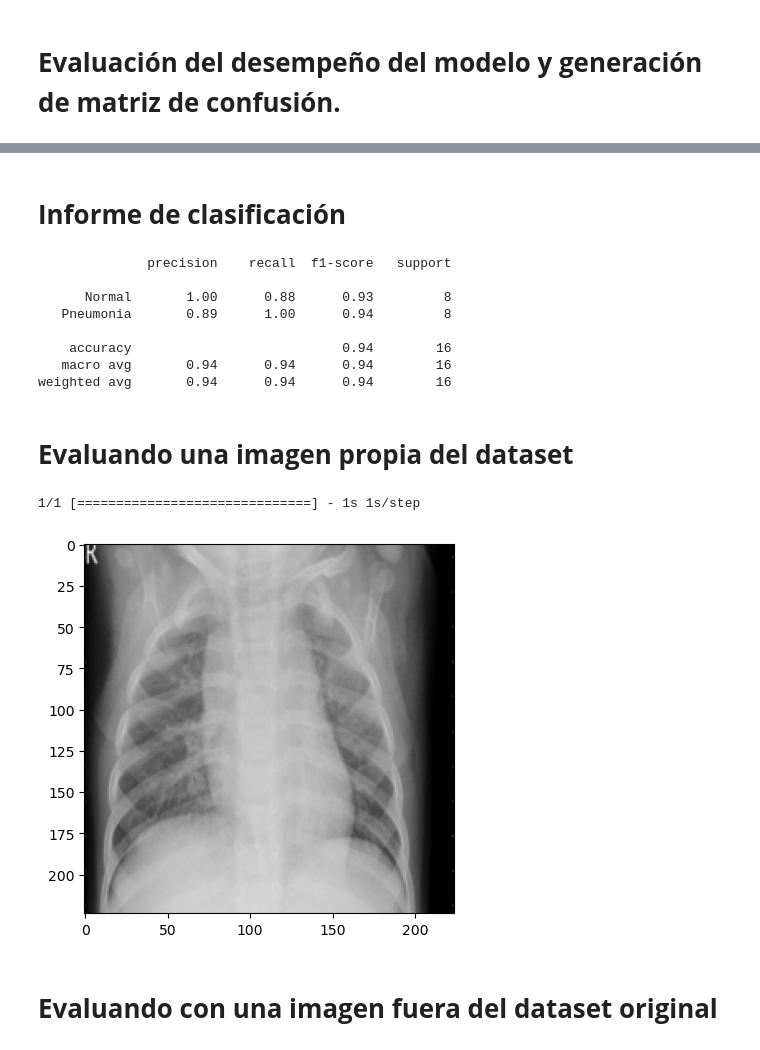
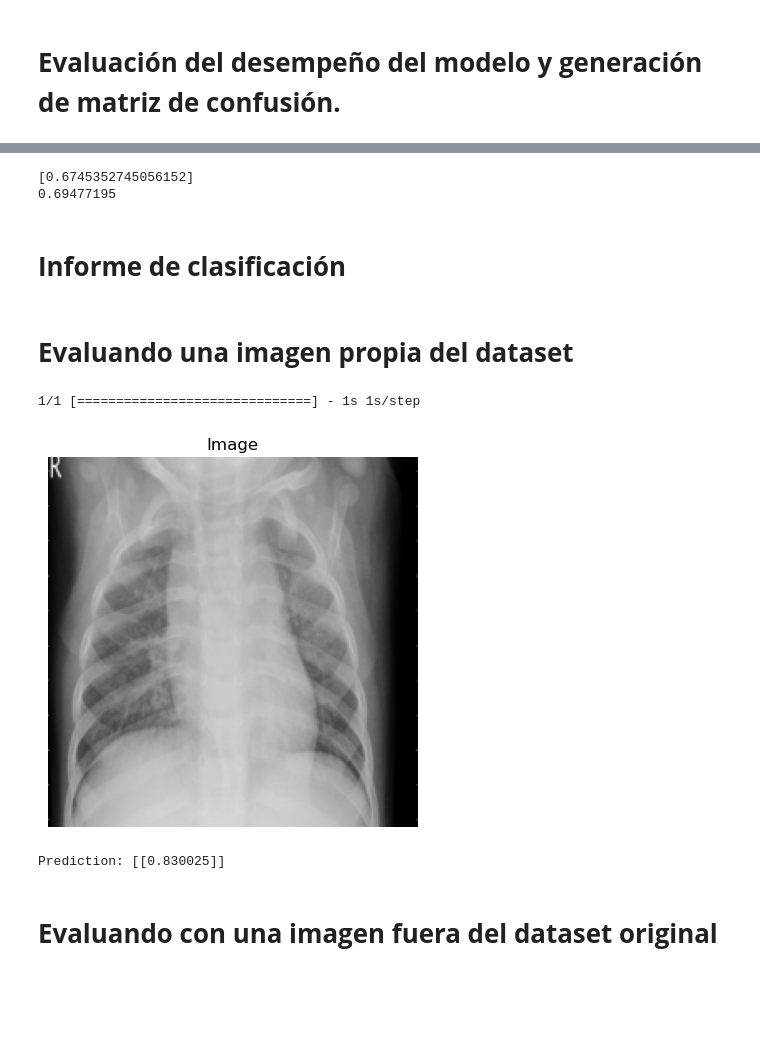
Before and after one commit to Salome-Miguel/MachineLearning-Rayos-X, a Jupyter notebook: chestpneumonia-p.ipynb, the cells around one changed output, grey strips where cells are left out. Drawn from its saved outputs; the diff is of its cells as text; code cells hidden in the pictures; blank space fills up the shorter version.

Commit message:
Kaggle Notebook | ChestPneumonia-p | VersionFinish2

```diff
--- a/chestpneumonia-p.ipynb
+++ b/chestpneumonia-p.ipynb
@@ -190,3 +172,11 @@ plt.show()
+# %%
+from tensorflow.keras.models import load_model
+
+# Ruta y nombre del archivo donde se guardó el modelo
+model_path = 'my_model.h5'
+
+# Cargar el modelo guardado
+loaded_model = load_model(model_path)
 # %% [markdown]
 # **Grafica de la curva de aprendizaje**
 # %% [markdown]
@@ -249,17 +265,37 @@ plt.show()
+# %%
+idx = np.argmax(tpr - fpr)
+cutoff = thresholds[idx]
+
+import pandas as pd
+
+def Find_Optimal_Cutoff(target, predicted):
+    """ Find the optimal probability cutoff point for a classification model related to event rate
+    Parameters
+    ----------
+    target : Matrix with dependent or target data, where rows are observations
+
+    predicted : Matrix with predicted data, where rows are observations
+
+    Returns
+    -------
+    list type, with optimal cutoff value
+
+    """
+    fpr, tpr, threshold = roc_curve(target, predicted)
+    i = np.arange(len(tpr))
+    roc = pd.DataFrame({'tf' : pd.Series(tpr-(1-fpr), index=i), 'threshold' : pd.Series(threshold, index=i)})
+    roc_t = roc.iloc[(roc.tf-0).abs().argsort()[:1]]
+
+    return list(roc_t['threshold'])
+
+threshold = Find_Optimal_Cutoff(test_generator.classes, y_pred)
+print(threshold)
+print(cutoff)
+# %% [output]
+[0.6745352745056152]
+0.69477195
 # %% [markdown]
 # **Informe de clasificación**
-# %%
-# Mostrar el informe de clasificación
-print(classification_report(y_true, y_pred, target_names=['Normal', 'Pneumonia']))
-# %% [output]
-              precision    recall  f1-score   support
-
-      Normal       1.00      0.88      0.93         8
-   Pneumonia       0.89      1.00      0.94         8
-
-    accuracy                           0.94        16
-   macro avg       0.94      0.94      0.94        16
-weighted avg       0.94      0.94      0.94        16
 # %% [markdown]
 # **Evaluando una imagen propia del dataset**
 # %%
@@ -268,18 +304,24 @@ from skimage import transform
 # %%
 def load(filename):
    np_image = Image.open(filename)
    np_image = np.array(np_image).astype('float32')/255
    np_image = transform.resize(np_image, (224, 224, 3))
    np_image = np.expand_dims(np_image, axis=0)
    return np_image
 
 image = load('/kaggle/input/chest-xray-pneumonia/chest_xray/val/PNEUMONIA/person1947_bacteria_4876.jpeg')
-model.predict(image)
+prediction = loaded_model.predict(image)
+
 plt.imshow(image[0])
+plt.title('Image')
+plt.axis('off')
 plt.show()
+
+print ('Prediction:', prediction)
 # %% [output]
 1/1 [==============================] - 1s 1s/step
-[figure, old version]
+[figure, new version]
+Prediction: [[0.830025]]
 # %% [markdown]
 # **Evaluando con una imagen fuera del dataset original**
 # %% [markdown]
```
Also changed, not shown: parts of 16 cells of this notebook.
